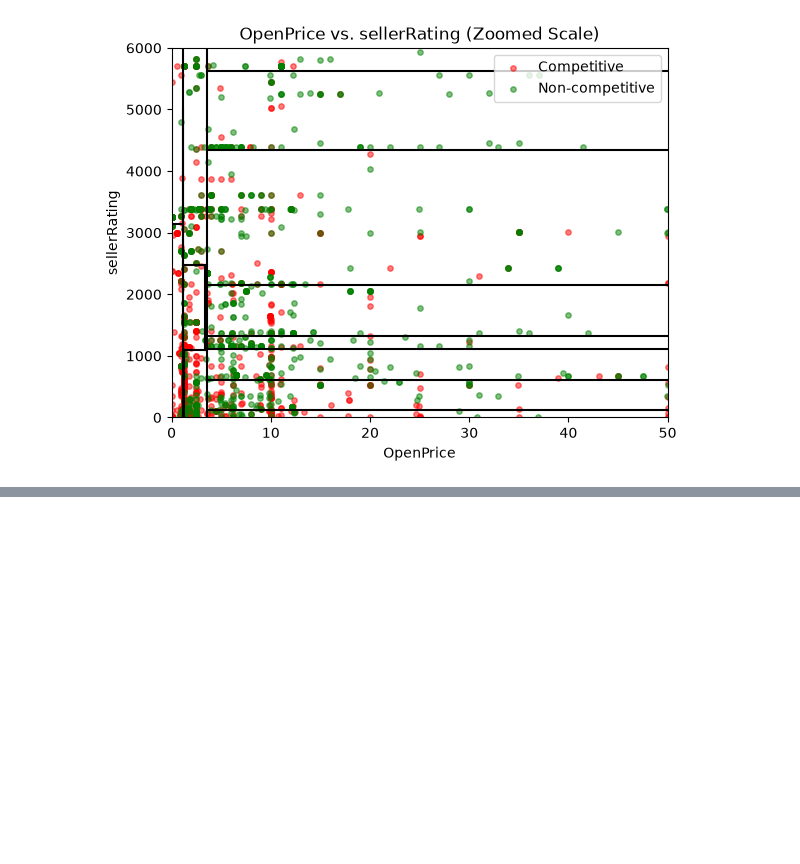
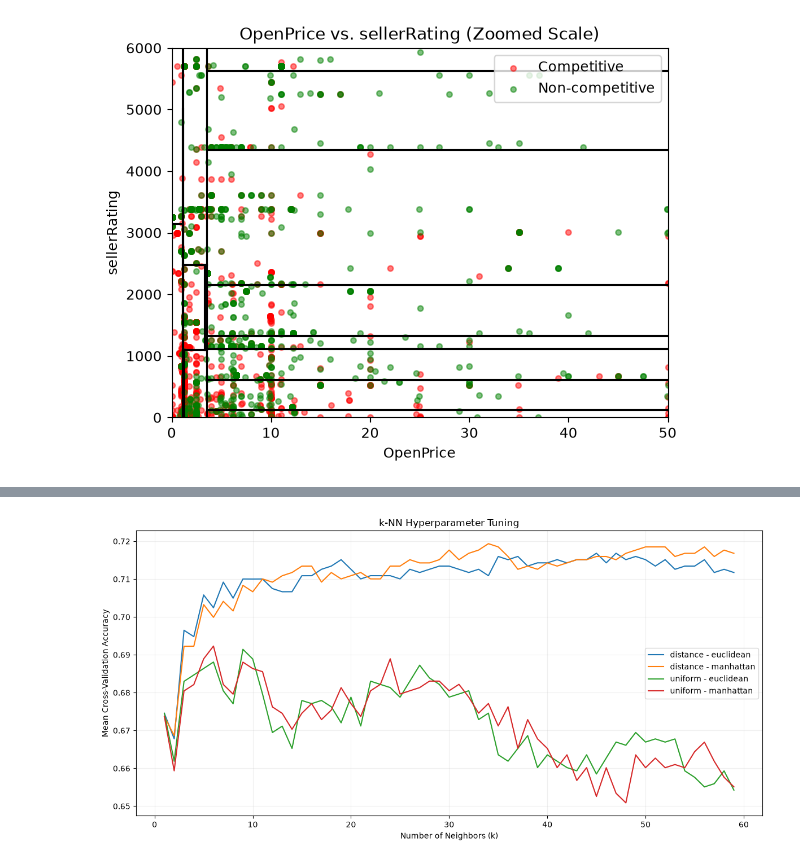
Before and after one commit to nico-contreras/RSM8413-eBayAuctions-Team8, a Jupyter notebook: groupCase2.ipynb, the cells around one changed output, grey strips where cells are left out. Cells and saved outputs as stored; diff of their text form; code cells hidden in the pictures; blank space fills up the shorter version.

Commit message:
Add KNN tuning and comparison with final decision tree

```diff
--- a/groupCase2.ipynb
+++ b/groupCase2.ipynb
@@ -576,0 +604,19 @@ plt.show()
+# %%
+# Identify numerical and categorical predictors
+numeric_features = ['OpenPrice', 'sellerRating']
+
+categorical_features = ['Category_Toys/Hobbies', 'Category_Music/Movie/Game']
+
+# Standardize numerical predictors only
+preprocessor = ColumnTransformer(
+    transformers=[
+        ('num', StandardScaler(), numeric_features),
+        ('cat', 'passthrough', categorical_features)
+    ]
+)
+
+# Construct k-NN pipeline
+knn_pipeline = Pipeline([
+    ('preprocessor', preprocessor),
+    ('knn', KNeighborsClassifier())
+])
@@ -576,0 +701,29 @@ plt.show()
+# %%
+plt.figure(figsize=(12, 6))
+
+for (weights, metric), group in cv_summary_knn.groupby(
+    ['Weights', 'Distance']
+):
+    group = group.sort_values('k')
+
+    plt.plot(
+        group['k'],
+        group['Mean CV Accuracy'],
+        label=f'{weights} - {metric}',
+        linewidth=1.5
+    )
+
+# Highlight optimal hyperparameter setting
+best_k = grid_knn.best_params_['knn__n_neighbors']
+best_cv_accuracy = grid_knn.best_score_
+
+
+plt.xlabel('Number of Neighbors (k)')
+plt.ylabel('Mean Cross-Validation Accuracy')
+plt.title('k-NN Hyperparameter Tuning')
+plt.legend()
+plt.grid(alpha=0.2)
+plt.tight_layout()
+plt.show()
+# %% [output]
+[figure, added]
```
Also changed, not shown: parts of 13 cells of this notebook.
